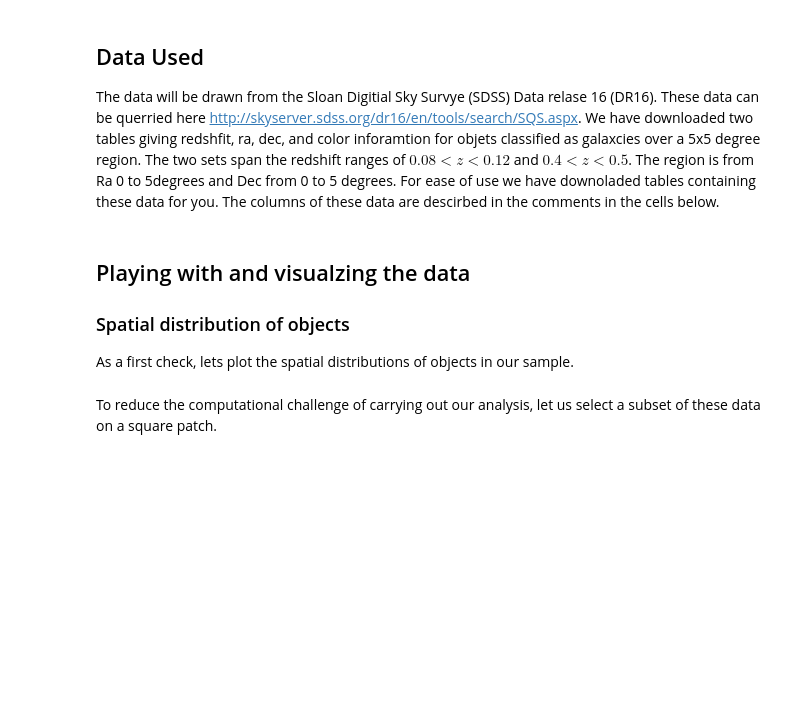
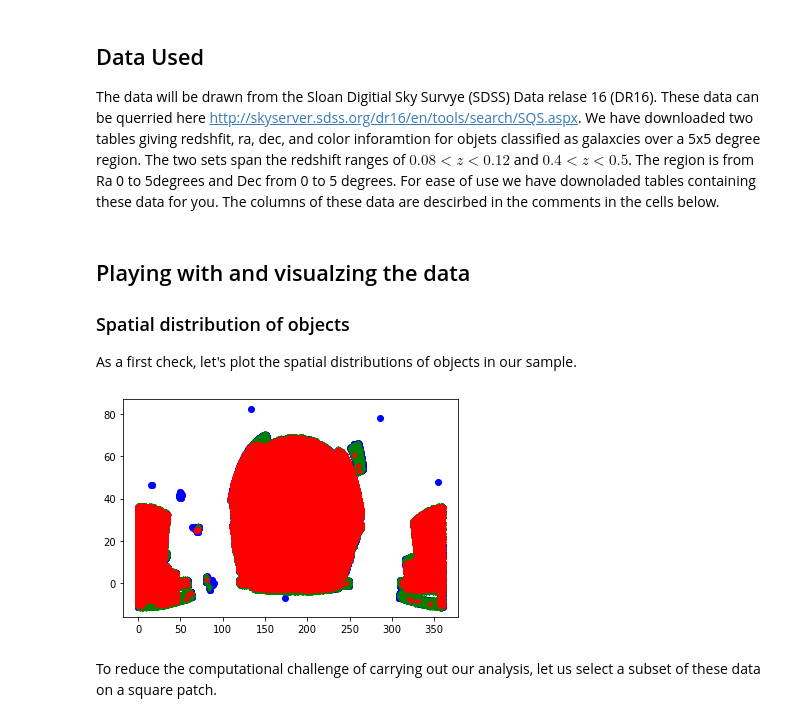
Before and after one commit to CMB-S4/CMBAnalysis_SummerSchool, a Jupyter notebook: CMB_School_2pt_correlation.ipynb, the cells around one changed output. Saved outputs shown, nothing was run; the diff lists cells and outputs as text; code cells hidden in the pictures; blank space fills up the shorter version.

```diff
--- a/CMB_School_2pt_correlation.ipynb
+++ b/CMB_School_2pt_correlation.ipynb
@@ -36,10 +36,11 @@ import matplotlib.pyplot as plt
 The data will be drawn from the Sloan Digitial Sky Survye (SDSS) Data relase 16 (DR16).  These data can be querried here http://skyserver.sdss.org/dr16/en/tools/search/SQS.aspx.  We have downloaded two tables giving redshfit, ra, dec, and color inforamtion for objets classified as galaxcies over a 5x5 degree region. The two sets span the redshift ranges of $0.08<𝑧<0.12$ and $0.4<𝑧<0.5$.  The region is from Ra 0 to 5degrees and Dec from 0 to 5 degrees.  For ease of use we have downoladed tables containing these data for you. The columns of these data are descirbed in the comments in the cells below.
 # %%
 # read in the data
-
-low_Z_spec_galaxies = np.loadtxt("SDSS_spextral_galaxies_z0.1to0.2_wide.csv",delimiter = ",", skiprows=2,usecols=(3,12,13,14,15,16,19,20))
-mid_Z_spec_galaxies = np.loadtxt("SDSS_spextral_galaxies_z0.4to0.5_wide.csv",delimiter = ",", skiprows=2,usecols=(3,12,13,14,15,16,19,20))
-high_Z_spec_galaxies = np.loadtxt("SDSS_spextral_galaxies_z0.6to0.9_wide.csv",delimiter = ",", skiprows=2,usecols=(3,12,13,14,15,16,19,20))
+path='your/path/to/data'
+path='/Users/reneehlozek/Code/CMBS4/'
+low_Z_spec_galaxies = np.loadtxt(path+"SDSS_spextral_galaxies_z0.1to0.2_wide.csv",delimiter = ",", skiprows=2,usecols=(3,12,13,14,15,16,19,20))
+mid_Z_spec_galaxies = np.loadtxt(path+"SDSS_spextral_galaxies_z0.4to0.5_wide.csv",delimiter = ",", skiprows=2,usecols=(3,12,13,14,15,16,19,20))
+high_Z_spec_galaxies = np.loadtxt(path+"SDSS_spextral_galaxies_z0.6to0.9_wide.csv",delimiter = ",", skiprows=2,usecols=(3,12,13,14,15,16,19,20))
 
 
 ## column ids
@@ -56,12 +57,14 @@ high_Z_spec_galaxies = np.loadtxt("SDSS_spextral_galaxies_z0.6to0.9_wide.csv",de
 
 ### Spatial distribution of objects
 
-As a first check, lets plot the spatial distributions of objects in our sample.
+As a first check, let's plot the spatial distributions of objects in our sample.
 # %%
-plt.plot(low_Z_spec_galaxies[:,1],low_Z_spec_galaxies[:,2],"b,")
-plt.plot(mid_Z_spec_galaxies[:,1],mid_Z_spec_galaxies[:,2],"g,")
-plt.plot(high_Z_spec_galaxies[:,1],high_Z_spec_galaxies[:,2],"r,")
+plt.plot(low_Z_spec_galaxies[:,1],low_Z_spec_galaxies[:,2],color="b", linestyle='None', marker='o')
+plt.plot(mid_Z_spec_galaxies[:,1],mid_Z_spec_galaxies[:,2],color="g", linestyle='None', marker='d')
+plt.plot(high_Z_spec_galaxies[:,1],high_Z_spec_galaxies[:,2],color="r", linestyle='None', marker='*')
 plt.show()
+# %% [output]
+[figure, added]
 # %% [markdown]
 To reduce the computational challenge of carrying out our analysis, let us select a subset of these data on a square patch.
 # %%
```
Also changed, not shown: parts of 21 cells of this notebook.
